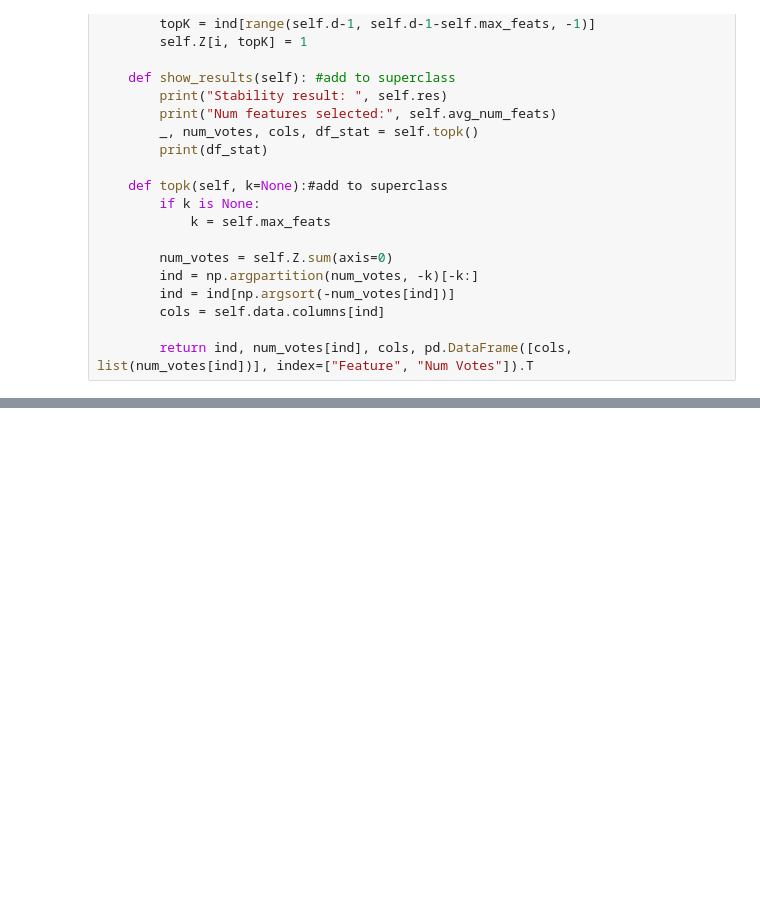
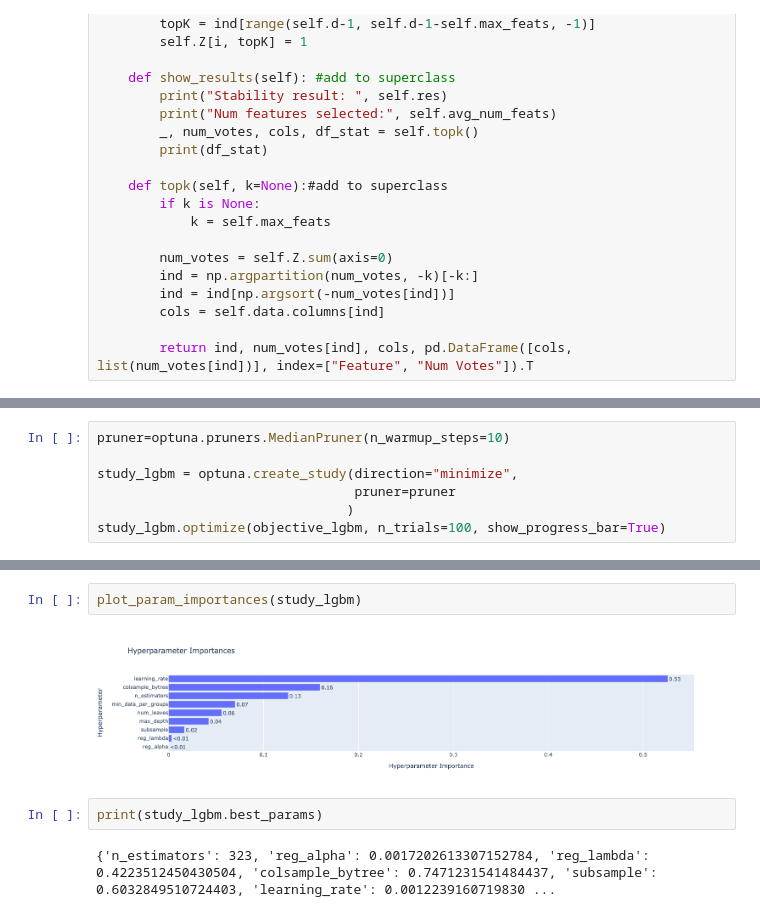
Before and after one commit to Xenomirant/ts_prediction, a Jupyter notebook: scripts/Pipeline.ipynb, the cells around one changed output, grey strips where cells are left out. Cells and saved outputs as stored; diff of their text form; blank space fills up the shorter version.

Commit message:
Finish stability & Hyperopt & lgbm fitting

```diff
--- a/scripts/Pipeline.ipynb
+++ b/scripts/Pipeline.ipynb
@@ -769,0 +942,7 @@ rfecv на ridge
+# %%
+pruner=optuna.pruners.MedianPruner(n_warmup_steps=10)
+
+study_lgbm = optuna.create_study(direction="minimize",
+                                 pruner=pruner
+                                )
+study_lgbm.optimize(objective_lgbm, n_trials=100, show_progress_bar=True)
@@ -769,0 +968,8 @@ rfecv на ridge
+# %%
+plot_param_importances(study_lgbm)
+# %% [output]
+[figure, added]
+# %%
+print(study_lgbm.best_params)
+# %% [output]
+{'n_estimators': 323, 'reg_alpha': 0.0017202613307152784, 'reg_lambda': 0.4223512450430504, 'colsample_bytree': 0.7471231541484437, 'subsample': 0.6032849510724403, 'learning_rate': 0.0012239160719830 ...
```
Also changed, not shown: parts of 37 cells of this notebook, 1 other file.
